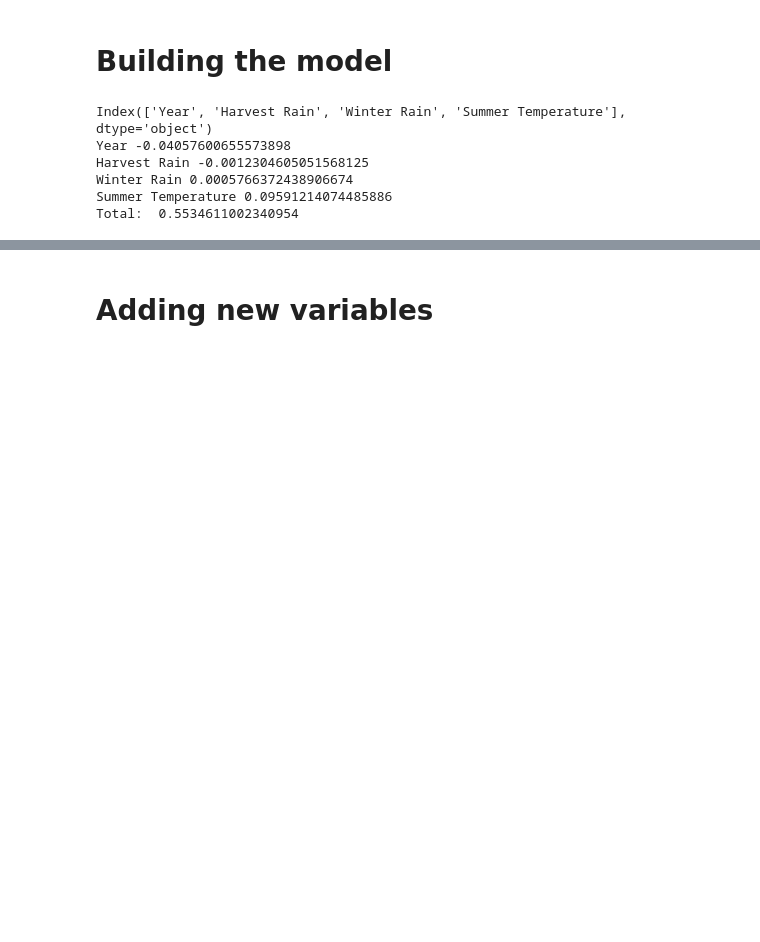
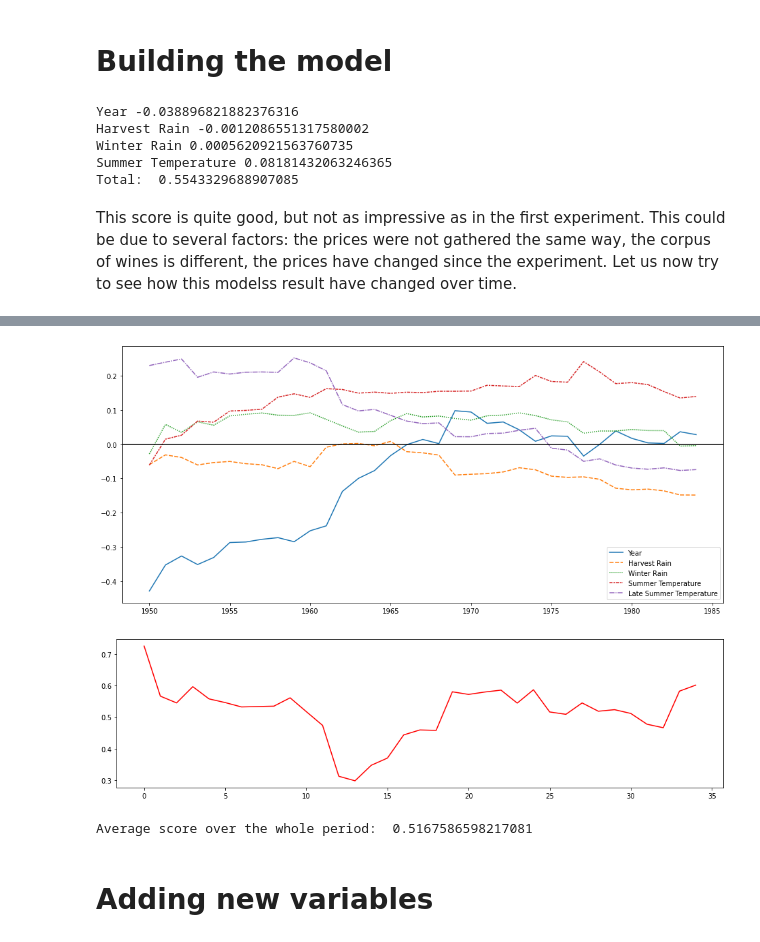
Before and after one commit to RoucherA/GrandCruClassifier, a Jupyter notebook: regression.ipynb, the cells around one changed output, grey strips where cells are left out. Drawn from its saved outputs; the diff is of its cells as text; code cells hidden in the pictures; blank space fills up the shorter version.

Commit message:
Fine tuned model to obtain 0.56 Rsquare.

```diff
--- a/regression.ipynb
+++ b/regression.ipynb
@@ -20,12 +21,8 @@ We are going to try and recreate the results of the regression that was run in t
 # %% [markdown]
 # Feature engineering - recreating the experiment
 # %%
-oldest_vintage=1951
-newest_vintage=1980
-print(prices.head())
-y = prices[['Vintage']]
-y['Log Price'] = np.log(prices['Price'])
-y = y.set_index('Vintage')
+y = prices.set_index('Vintage', drop=True)
+y['Log Price'] = np.log(y['Price'])
 
 X = pd.DataFrame(index = precipitations.index)
 X['Harvest Rain'] = precipitations['Aou'] + precipitations['Sep']
@@ -58,18 +48,18 @@ plt.show()
 from sklearn.linear_model import LinearRegression
 
 model = LinearRegression(normalize=False)
+oldest_vintage=1950
+newest_vintage=1980
 
-y = y.loc[oldest_vintage:newest_vintage+1,:].reset_index(drop=True)
-X = X.loc[oldest_vintage:newest_vintage+1,:].reset_index()
-model.fit(X, y)
-print(X.columns)
-for i in range(len(X.columns.to_list())):
-    print(X.columns.to_list()[i], model.coef_[0][i])
-print('Total: ',model.score(X,y))
+y_ex = y.loc[oldest_vintage:newest_vintage+1,'Log Price'].reset_index(drop=True)
+X_ex = X.loc[oldest_vintage:newest_vintage+1,:].reset_index()
+model.fit(X_ex, y_ex)
+for i in range(len(X_ex.columns.to_list())):
+    print(X_ex.columns.to_list()[i], model.coef_[i])
+print('Total: ',model.score(X_ex,y_ex))
 # %% [output]
-Index(['Year', 'Harvest Rain', 'Winter Rain', 'Summer Temperature'], dtype='object')
-Year -0.04057600655573898
-Harvest Rain -0.0012304605051568125
-Winter Rain 0.0005766372438906674
-Summer Temperature 0.09591214074485886
-Total:  0.5534611002340954
+Year -0.038896821882376316
+Harvest Rain -0.0012086551317580002
+Winter Rain 0.0005620921563760735
+Summer Temperature 0.08181432063246365
+Total:  0.5543329688907085
@@ -77,0 +66,35 @@ Total:  0.5534611002340954
+# %% [markdown]
+This score is quite good, but not as impressive as in the first experiment. This could be due to several factors: the prices were not gathered the same way, the corpus of wines is different, the prices have changed since the experiment. Let us now try to see how this modelss result have changed over time.
+# %%
+def model_tester(X, y):
+    coefficients = pd.DataFrame(0, index = ['Year']+X.columns.to_list(), columns=range(1950,1985))
+    scores = []
+    for column in coefficients:
+        oldest_vintage = column
+        newest_vintage = column + 30
+
+        y_ex = y.loc[oldest_vintage:newest_vintage+1,'Log Price'].reset_index(drop=True)
+        X_ex = X.loc[oldest_vintage:newest_vintage+1,:].reset_index()
+        X_ex = pd.DataFrame(StandardScaler().fit_transform(X_ex), index=X_ex.index, columns=X_ex.columns)
+
+        model.fit(X_ex,y_ex)
+        coefs = pd.Series(model.coef_)
+        coefs.index = coefficients.index
+        coefficients[column] = coefs
+        scores.append(model.score(X_ex,y_ex))
+
+    coefficients = coefficients.transpose()
+    display(coefficients.head())
+    return coefficients, scores
+# %%
+coefficients, scores = model_tester(X, y)
+
+plt.figure(figsize=(16,7))
+sns.lineplot(data=coefficients).axhline(0., color='black')
+plt.show()
+
+plt.figure(figsize=(16,4))
+plt.plot(scores, color='red')
+plt.show()
+print('Average score over the whole period: ',np.mean(scores))
+# %% [output]
@@ -78,3 +107,6 @@ Total:  0.5534611002340954
+[figure, added]
+[figure, added]
+Average score over the whole period:  0.5167586598217081
 # %% [markdown]
 # Adding new variables
 # %%
```
Also changed, not shown: parts of 20 cells of this notebook, 2 other files.
